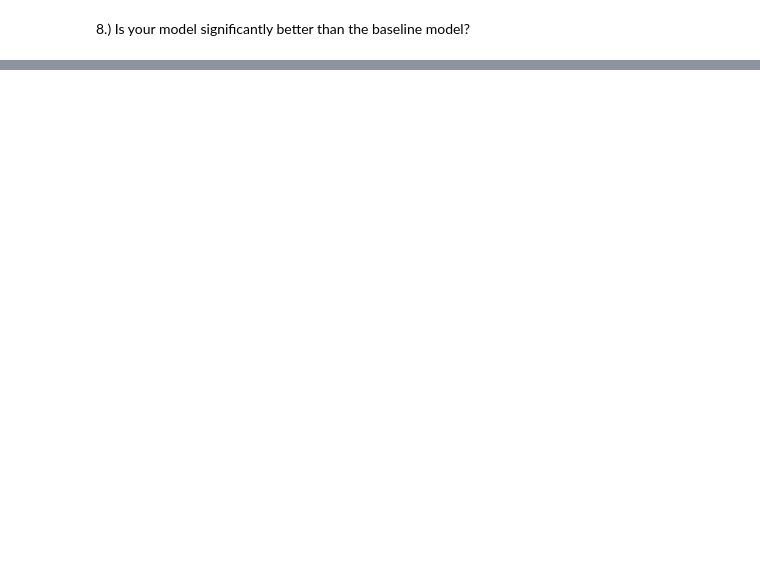
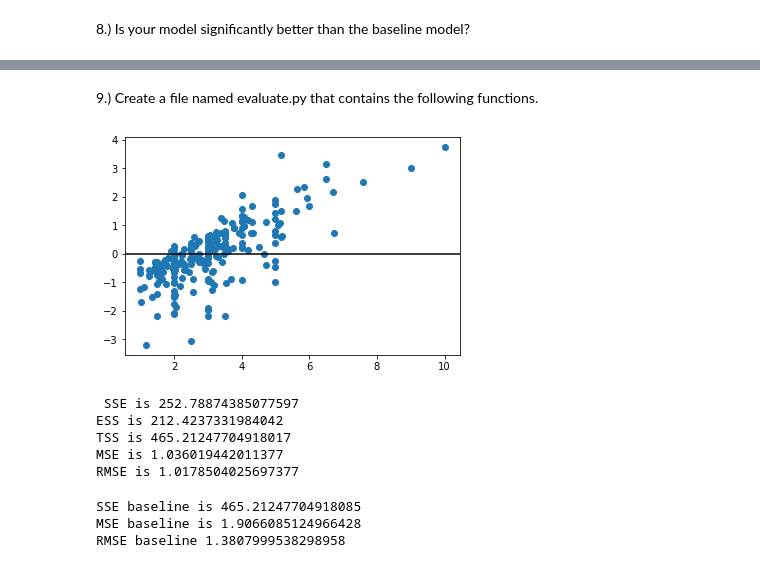
Before and after one commit to chriseverts/regression-exercises-, a Jupyter notebook: evaluate.ipynb, the cells around one changed output, grey strips where cells are left out. Drawn from its saved outputs; the diff is of its cells as text; code cells hidden in the pictures; blank space fills up the shorter version.

```diff
--- a/evaluate.ipynb
+++ b/evaluate.ipynb
@@ -207,0 +214,14 @@ print(f"our p-value for our model's significance is {f_pval}")
+# %% [markdown]
+9.) Create a file named evaluate.py that contains the following functions.
+# %%
+#plot_residuals(y, yhat): creates a residual plot
+
+def plot_residuals(y,yhat):
+    residuals = y - yhat
+    plt.scatter(y, residuals)
+    plt.axhline(y=0, color='black')
+    plt.show()
+# %%
+plot_residuals(tips.tip, tips.yhat)
+# %% [output]
+[figure, added]
@@ -207,0 +248,8 @@ print(f"our p-value for our model's significance is {f_pval}")
+# %%
+regression_errors(tips.tip, tips.yhat)
+# %% [output]
+ SSE is 252.78874385077597
+ESS is 212.4237331984042
+TSS is 465.21247704918017
+MSE is 1.036019442011377
+RMSE is 1.0178504025697377
@@ -207,0 +271,6 @@ print(f"our p-value for our model's significance is {f_pval}")
+# %%
+baseline_mean_errors(tips.tip)
+# %% [output]
+SSE baseline is 465.21247704918085
+MSE baseline is 1.9066085124966428
+RMSE baseline 1.3807999538298958
```
Also changed, not shown: parts of 22 cells of this notebook.
